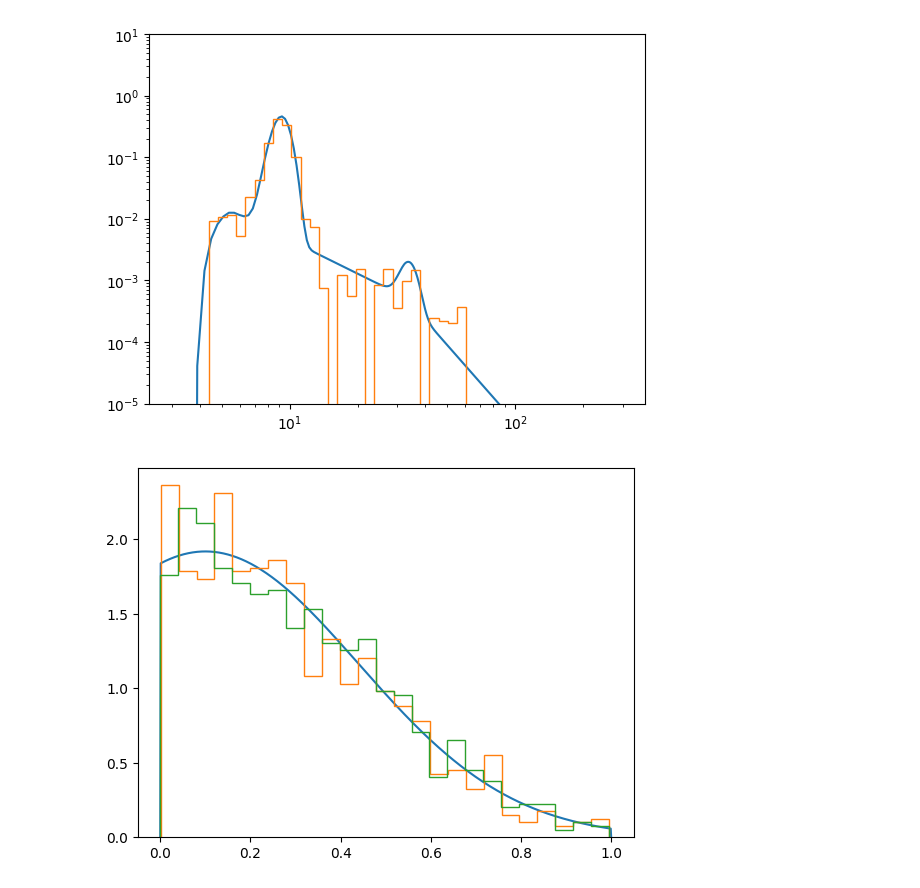
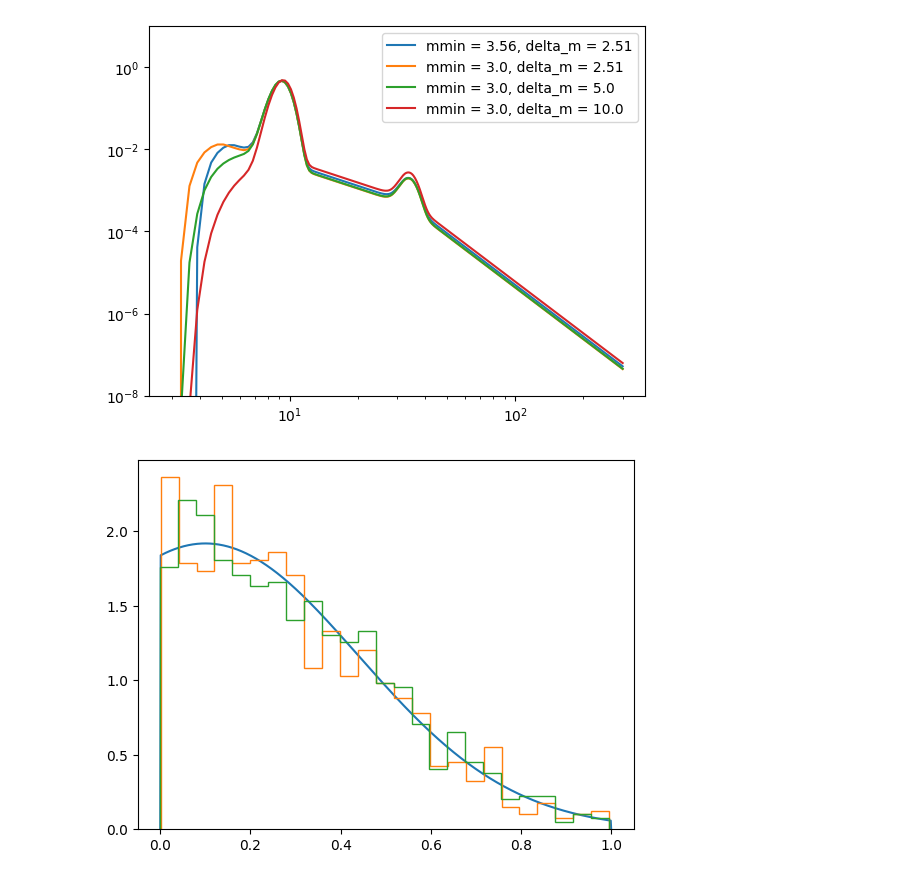
Before and after one commit to noahewolfe/tilts-and-kicks, a Jupyter notebook: code/injection/test.ipynb, the cells around one changed output. Cells and saved outputs as stored; diff of their text form; code cells hidden in the pictures.

```diff
--- a/code/injection/test.ipynb
+++ b/code/injection/test.ipynb
@@ -21,18 +21,18 @@ samples = h5ify.load('./test/1703/prior.hdf5')
 # %%
 import json
 
-with open('./parameters/o4a-strong-maxl.json', 'r') as f:
+with open('./parameters/vt-o4a-strong-maxl-sigma-spin-1e-2-xi-0p3.json', 'r') as f:
     parameters = json.loads(f.read())
 # %%
 from models import BrokenPowerlawPlusTwoPeaks_PrimaryMass_FullSmooth
 test_m1s = np.linspace(3, 300, 1_000)
-log_p_m1 = BrokenPowerlawPlusTwoPeaks_PrimaryMass_FullSmooth(
+log_p = BrokenPowerlawPlusTwoPeaks_PrimaryMass_FullSmooth(
     dict(mass_1=test_m1s),
     alpha_1=parameters['alpha_1'],
     alpha_2=parameters['alpha_2'],
-    mlow_1=parameters['mlow_1'],
+    mlow_1=3.56,
     break_mass=parameters['break_mass'],
-    delta_m_1=parameters['delta_m_1'],
+    delta_m_1=2.51,
     lam_fractions=(
         parameters['lam_0'], parameters['lam_1'], parameters['lam_2']
     ),
@@ -44,11 +44,73 @@ log_p_m1 = BrokenPowerlawPlusTwoPeaks_PrimaryMass_FullSmooth(
     gaussian_mass_maximum=100.0
 )
 
+log_t = BrokenPowerlawPlusTwoPeaks_PrimaryMass_FullSmooth(
+    dict(mass_1=test_m1s),
+    alpha_1=parameters['alpha_1'],
+    alpha_2=parameters['alpha_2'],
+    mlow_1=3.0,
+    break_mass=parameters['break_mass'],
+    delta_m_1=2.51,
+    lam_fractions=(
+        parameters['lam_0'], parameters['lam_1'], parameters['lam_2']
+    ),
+    mpp_1=parameters['mpp_1'],
+    sigpp_1=parameters['sigpp_1'],
+    mpp_2=parameters['mpp_2'],
+    sigpp_2=parameters['sigpp_2'],
+    mmax=300.0,
+    gaussian_mass_maximum=100.0
+)
+
+log_q = BrokenPowerlawPlusTwoPeaks_PrimaryMass_FullSmooth(
+    dict(mass_1=test_m1s),
+    alpha_1=parameters['alpha_1'],
+    alpha_2=parameters['alpha_2'],
+    mlow_1=3.0,
+    break_mass=parameters['break_mass'],
+    delta_m_1=5.0,
+    lam_fractions=(
+        parameters['lam_0'], parameters['lam_1'], parameters['lam_2']
+    ),
+    mpp_1=parameters['mpp_1'],
+    sigpp_1=parameters['sigpp_1'],
+    mpp_2=parameters['mpp_2'],
+    sigpp_2=parameters['sigpp_2'],
+    mmax=300.0,
+    gaussian_mass_maximum=100.0
+)
+
+log_s = BrokenPowerlawPlusTwoPeaks_PrimaryMass_FullSmooth(
+    dict(mass_1=test_m1s),
+    alpha_1=parameters['alpha_1'],
+    alpha_2=parameters['alpha_2'],
+    mlow_1=3.0,
+    break_mass=parameters['break_mass'],
+    delta_m_1=10.0,
+    lam_fractions=(
+        parameters['lam_0'], parameters['lam_1'], parameters['lam_2']
+    ),
+    mpp_1=parameters['mpp_1'],
+    sigpp_1=parameters['sigpp_1'],
+    mpp_2=parameters['mpp_2'],
+    sigpp_2=parameters['sigpp_2'],
+    mmax=300.0,
+    gaussian_mass_maximum=100.0
+)
+
+
 fig, ax = plt.subplots()
-ax.plot(test_m1s, np.exp(log_p_m1))
-bins = np.logspace(np.log10(3), np.log10(300), 50)
-ax.hist(samples['mass_1_source'], histtype='step', bins=bins, density=True)
+ax.plot(test_m1s, np.exp(log_p), label='mmin = 3.56, delta_m = 2.51')
+ax.plot(test_m1s, np.exp(log_t), label='mmin = 3.0, delta_m = 2.51')
+ax.plot(test_m1s, np.exp(log_q), label='mmin = 3.0, delta_m = 5.0')
+ax.plot(test_m1s, np.exp(log_s), label='mmin = 3.0, delta_m = 10.0')
+
+
+#bins = np.logspace(np.log10(3), np.log10(300), 50)
+#ax.hist(samples['mass_1_source'], histtype='step', bins=bins, density=True)
 ax.loglog()
 
-ax.set_ylim(1e-5, 1e1)
+ax.legend()
+
+ax.set_ylim(1e-8, 1e1);
 # %% [output]
@@ -56,4 +117,4 @@ ax.set_ylim(1e-5, 1e1)
-[figure, old version]
+[figure, new version]
 # %%
 from models import trunc_gaussian
 
```
Also changed, not shown: parts of 1 cell of this notebook, 2 other files.
